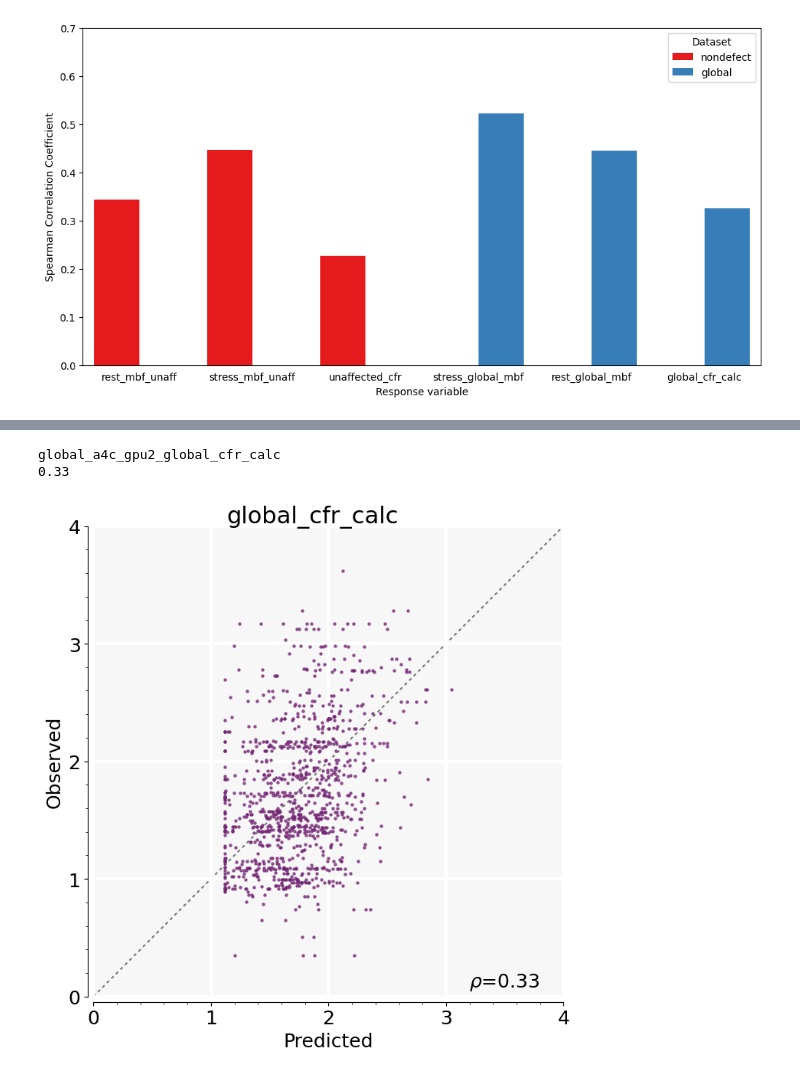
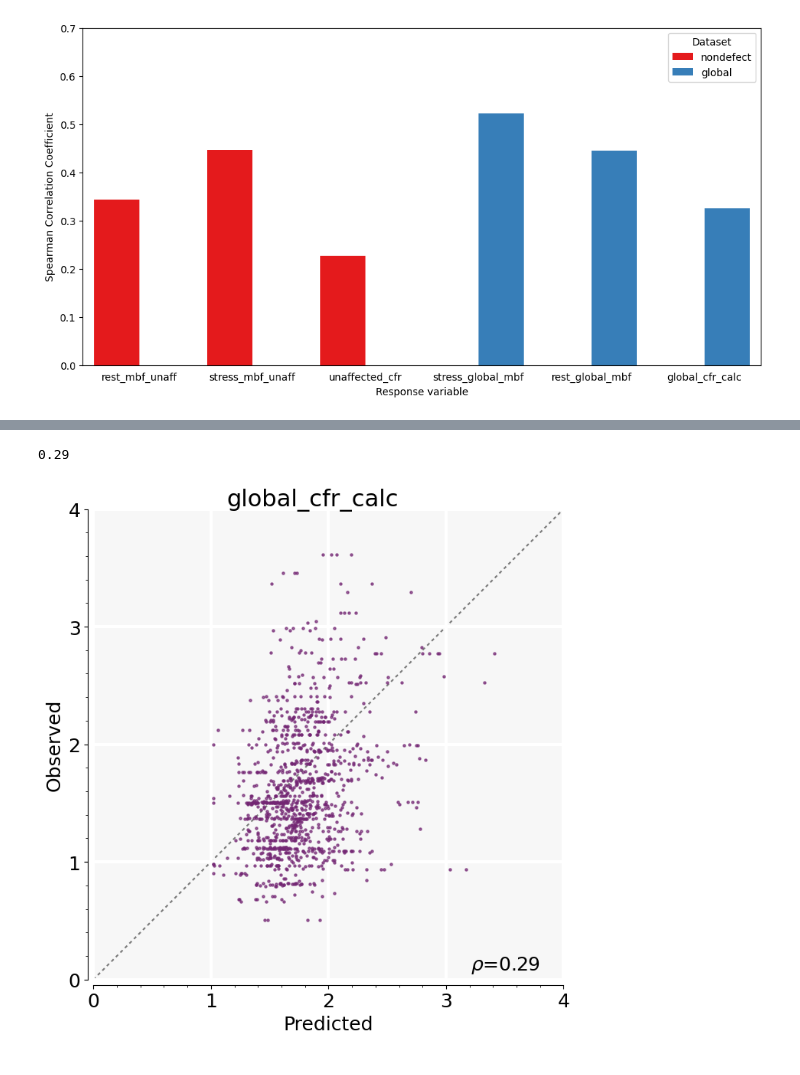
Before and after one commit to awerdich/werdich-cfr, a Jupyter notebook: notebooks/visualize_cfr_predictions.ipynb, the cells around one changed output, grey strips where cells are left out. Saved outputs shown, nothing was run; the diff lists cells and outputs as text; code cells hidden in the pictures.

```diff
--- a/notebooks/visualize_cfr_predictions.ipynb
+++ b/notebooks/visualize_cfr_predictions.ipynb
@@ -247,0 +247,7 @@ def scatter_plot(X, Y, cor, lim=[0, 5], xl='Predicted', yl='Observed'):
+# %%
+model_name = 'cfr_a4c_dgx-1_fc1_global_cfr_calc'
+model_epoch = 150
+model_df = df_cor[(df_cor.model_name==model_name) & (df_cor.epoch==model_epoch)]
+model_cor = np.around(model_df.spear_cor.values[0], decimals=2)
+test_preds = df_pred[(df_pred.model_name==model_name) & (df_pred.epoch==model_epoch)]
+model_df
@@ -248,25 +257,16 @@ def scatter_plot(X, Y, cor, lim=[0, 5], xl='Predicted', yl='Observed'):
 # %%
-#for model in df_corx.model_name.unique():
-model = df_corx.model_name.unique()[5]
-print(model)
-model_df = df_corx[df_corx.model_name==model]
-model_epoch = model_df.epoch.values[0]
-model_cor = np.around(model_df.spear_cor.values[0], decimals=2)
-
-test_preds = df_pred[(df_pred.model_name==model) & (df_pred.epoch==model_epoch)]
-
 X = test_preds.pred
 Y = test_preds.label
 cor = spearmanr(X, Y)
 print(np.around(cor[0], decimals=2))
 
+#for model in df_corx.model_name.unique():
 fig, ax = scatter_plot(X, Y, lim=[0, 4], cor=model_cor, xl='Predicted', yl='Observed')
 fig.suptitle(model_df.model_output.values[0], fontsize=22, verticalalignment='top', y=1.01)
 plt.show()
 # Save plot
-filename = model+'_scatter.png'
+filename = model_name+'_scatter.png'
 fig.savefig(os.path.join(pred_dir, 'images', filename), dpi=300, bbox_inches='tight')
 # %% [output]
-global_a4c_gpu2_global_cfr_calc
-0.33
+0.29
-[figure, old version]
+[figure, new version]
```
Also changed, not shown: parts of 18 cells of this notebook, 3 other files.
